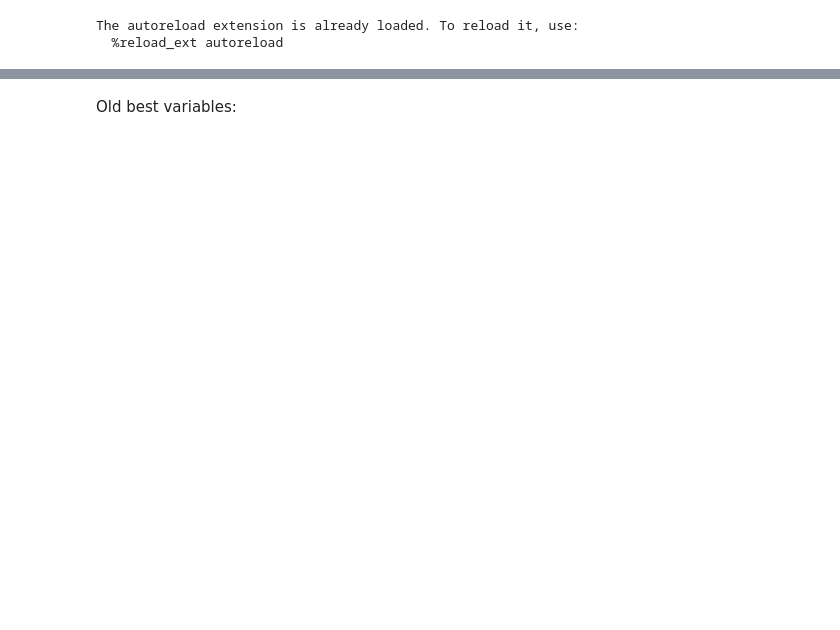
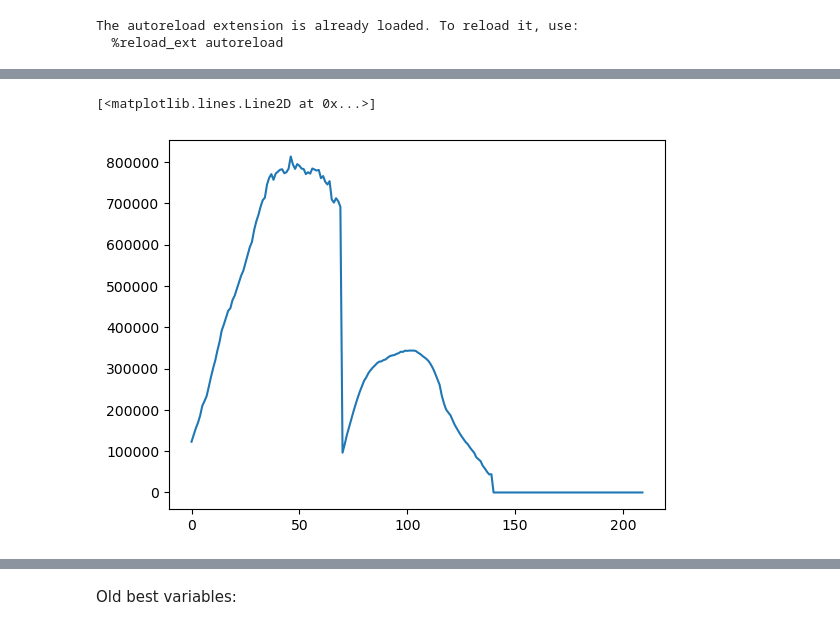
Before and after one commit to math869c/Design_retirement, a Jupyter notebook: estimation.ipynb, the cells around one changed output, grey strips where cells are left out. Drawn from its saved outputs; the diff is of its cells as text; code cells hidden in the pictures; blank space fills up the shorter version.

```diff
--- a/estimation.ipynb
+++ b/estimation.ipynb
@@ -29,3 +40,8 @@ mean, weights, moments = prepare_data(par)
+# %%
+plt.plot(mean)
+# %% [output]
+[<matplotlib.lines.Line2D at 0x...>]
+[figure, added]
 # %%
 # Prepare SMM
 theta_names = ("beta", "sigma", "gamma", "mu", "r_s", "r_a")
```
Also changed, not shown: parts of 7 cells of this notebook, 10 other files.
